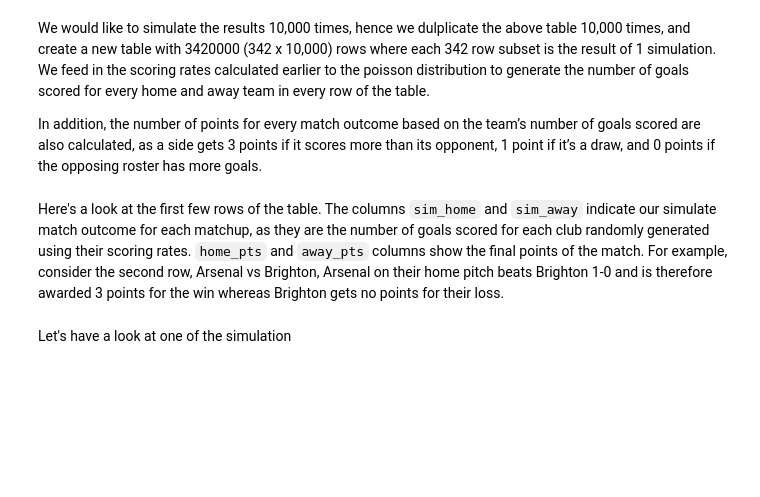
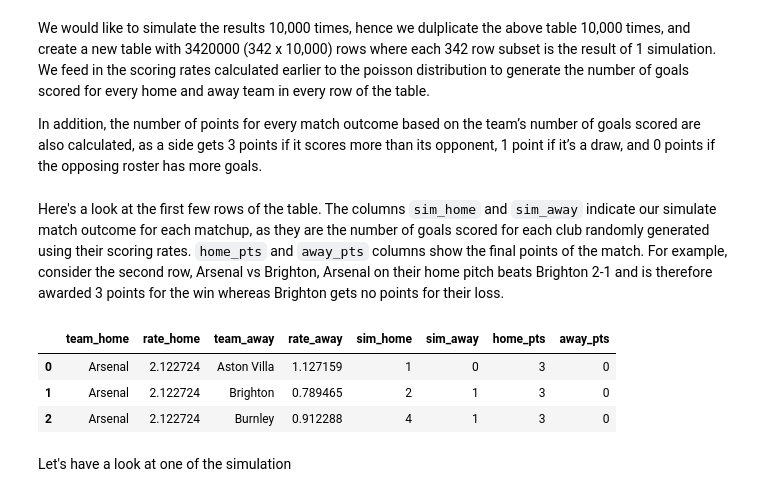
Before and after one commit to vedantthapa/Predict-EPL-Standings, a Jupyter notebook: main.ipynb, the cells around one changed output. Cells and saved outputs as stored; diff of their text form; code cells hidden in the pictures; blank space fills up the shorter version.

```diff
--- a/main.ipynb
+++ b/main.ipynb
@@ -254,7 +256,14 @@ sim_xG.drop('score', axis=1, inplace=True)
 sim_xG['home_pts'] = np.where(sim_xG.sim_home > sim_xG.sim_away, 3, np.where(sim_xG.sim_home == sim_xG.sim_away, 1, 0))
 sim_xG['away_pts'] = np.where(sim_xG.sim_home > sim_xG.sim_away, 0, np.where(sim_xG.sim_home == sim_xG.sim_away, 1, 3))
 # %% [markdown]
-Here's a look at the first few rows of the table. The columns `sim_home` and `sim_away` indicate our simulate match outcome for each matchup, as they are the number of goals scored for each club randomly generated using their scoring rates. `home_pts` and `away_pts` columns show the final points of the match. For example, consider the second row, Arsenal vs Brighton, Arsenal on their home pitch beats Brighton 1-0 and is therefore awarded 3 points for the win whereas Brighton gets no points for their loss.
+Here's a look at the first few rows of the table. The columns `sim_home` and `sim_away` indicate our simulate match outcome for each matchup, as they are the number of goals scored for each club randomly generated using their scoring rates. `home_pts` and `away_pts` columns show the final points of the match. For example, consider the second row, Arsenal vs Brighton, Arsenal on their home pitch beats Brighton 2-1 and is therefore awarded 3 points for the win whereas Brighton gets no points for their loss.
+# %%
+sim_xG.head(3)
+# %% [output]
+|  | team_home | rate_home | team_away | rate_away | sim_home | sim_away | home_pts | away_pts |
+| 0 | Arsenal | 2.122724 | Aston Villa | 1.127159 | 1 | 0 | 3 | 0 |
+| 1 | Arsenal | 2.122724 | Brighton | 0.789465 | 2 | 1 | 3 | 0 |
+| 2 | Arsenal | 2.122724 | Burnley | 0.912288 | 4 | 1 | 3 | 0 |
 # %%
 def sim_season(num):
     frow = 342 * num - 342
```
Also changed, not shown: parts of 3 cells of this notebook, 2 other files.
